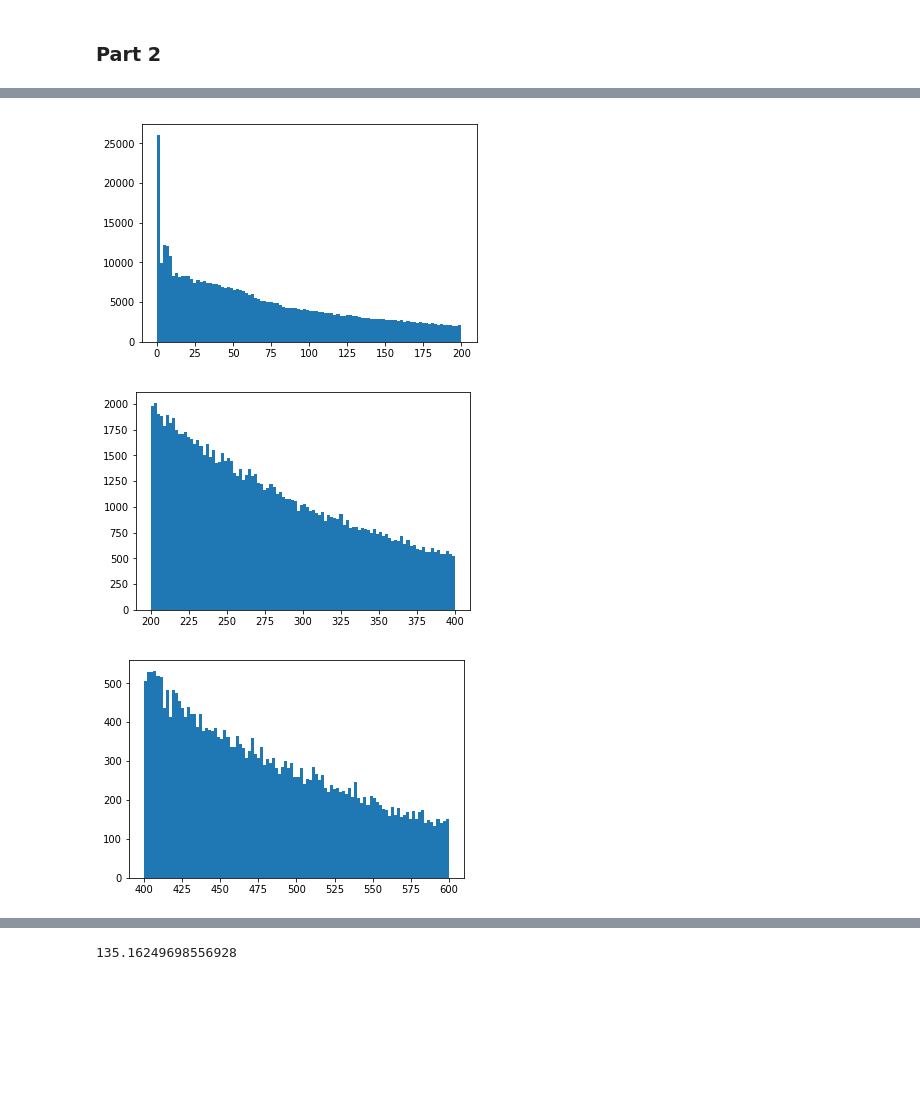
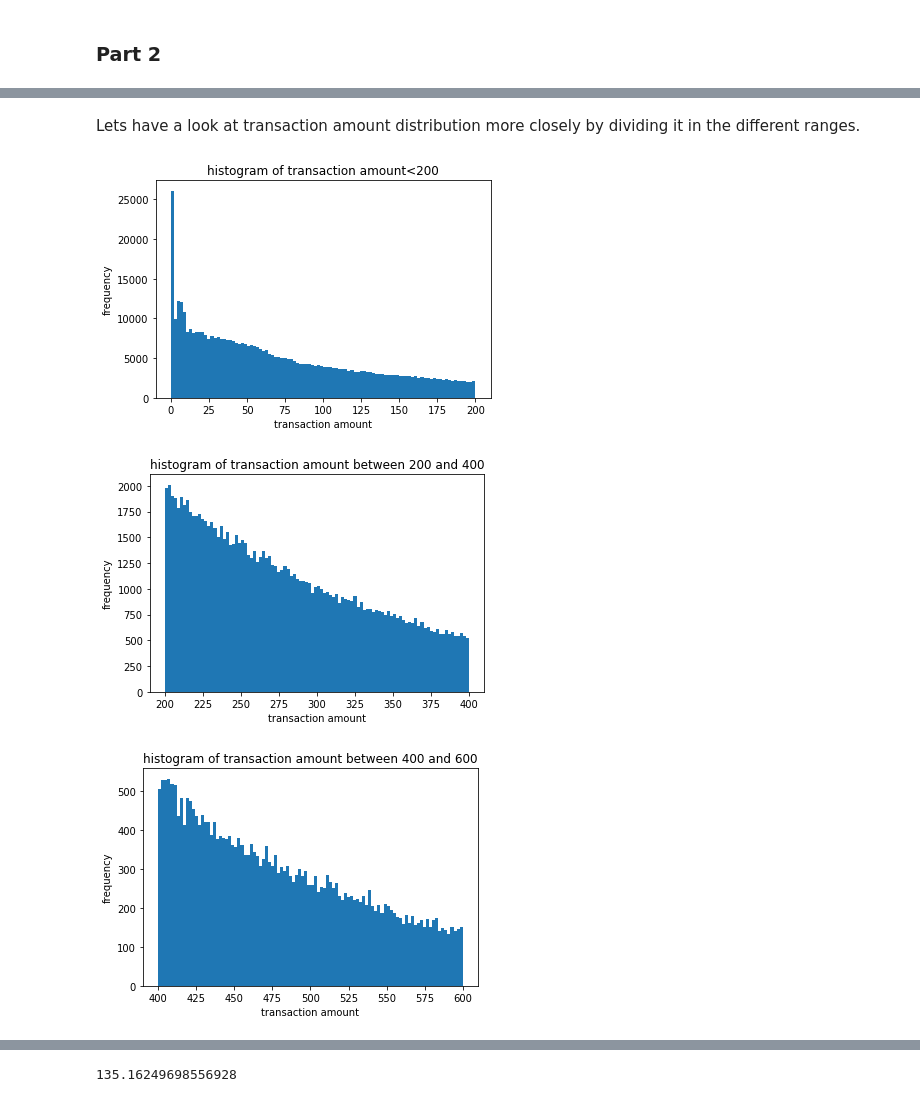
Before and after one commit to Shreyas20/fraud-transaction-detection, a Jupyter notebook: fraud_detection.ipynb, the cells around one changed output, grey strips where cells are left out. Drawn from its saved outputs; the diff is of its cells as text; code cells hidden in the pictures; blank space fills up the shorter version.

```diff
--- a/fraud_detection.ipynb
+++ b/fraud_detection.ipynb
@@ -291,17 +352,28 @@ plt.show()
+# %% [markdown]
+Lets have a look at transaction amount distribution more closely by dividing it in the different ranges.
 # %%
 plt.hist(transaction[transaction['transactionAmount']<200]['transactionAmount'],bins=100)
+plt.title('histogram of transaction amount<200')
+plt.xlabel('transaction amount')
+plt.ylabel('frequency')
 plt.show()
 # %% [output]
-[figure, old version]
+[figure, new version]
 # %%
 plt.hist(transaction[(transaction['transactionAmount']>=200)&(transaction['transactionAmount']<400)]['transactionAmount'],bins=100)
+plt.title('histogram of transaction amount between 200 and 400')
+plt.xlabel('transaction amount')
+plt.ylabel('frequency')
 plt.show()
 # %% [output]
-[figure, old version]
+[figure, new version]
 # %%
 plt.hist(transaction[(transaction['transactionAmount']>=400)&(transaction['transactionAmount']<600)]['transactionAmount'],bins=100)
+plt.title('histogram of transaction amount between 400 and 600')
+plt.xlabel('transaction amount')
+plt.ylabel('frequency')
 plt.show()
 # %% [output]
-[figure, old version]
+[figure, new version]
 # %%
 plt.hist(transaction[transaction['transactionAmount']>=600]['transactionAmount'],bins=100)
```
Also changed, not shown: parts of 125 cells of this notebook, 1 other file.
